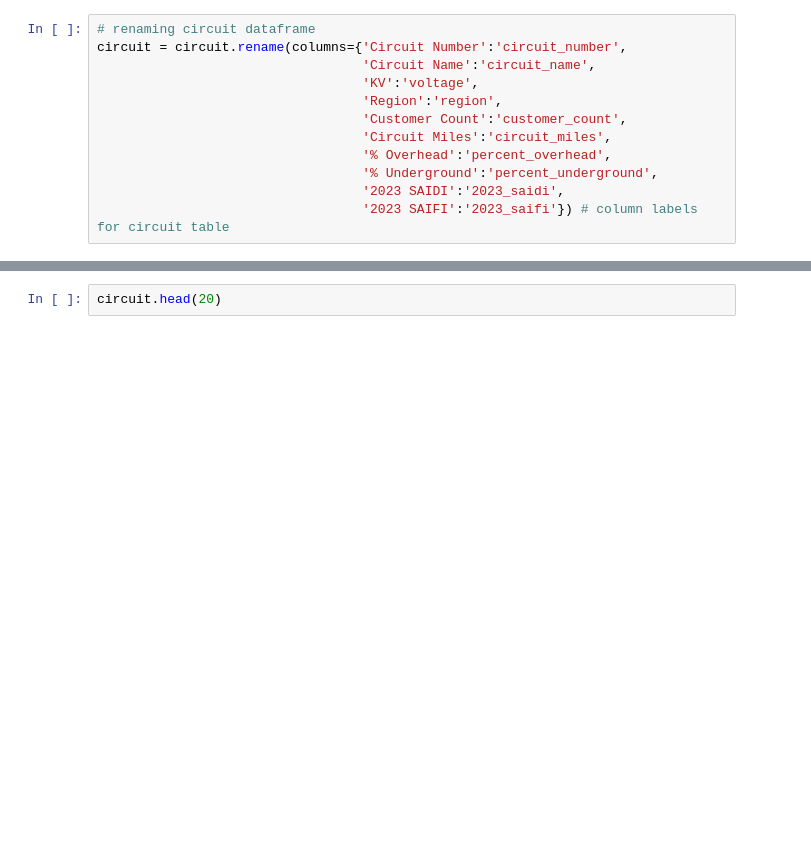
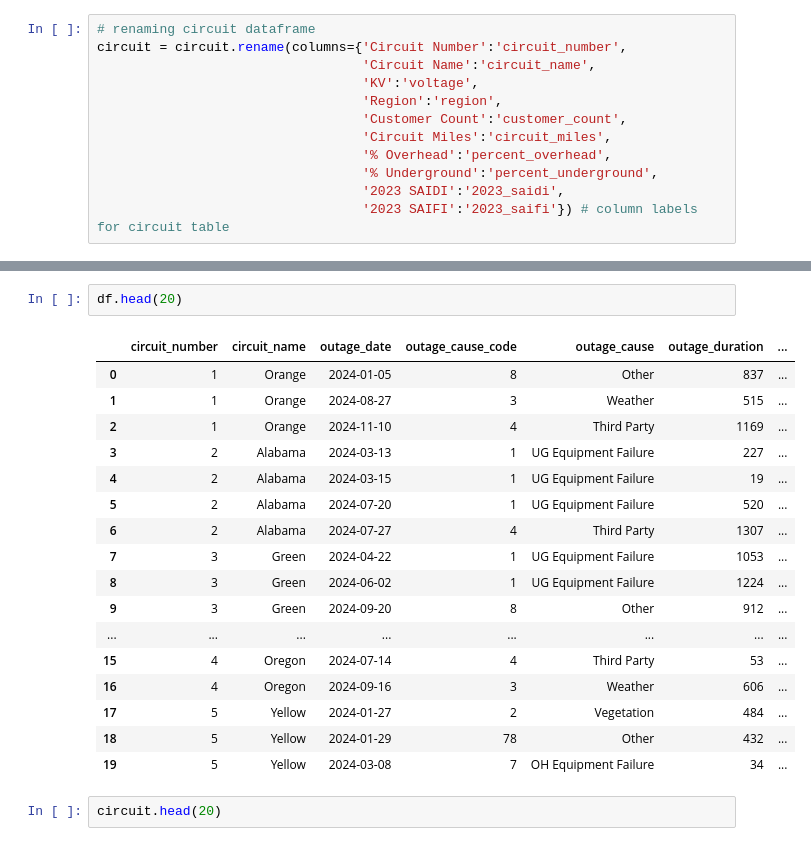
Before and after one commit to GerardoG2/ITC-2025, a Jupyter notebook: circuit-outage-analysis.ipynb, the cells around one changed output, grey strips where cells are left out. Saved outputs shown, nothing was run; the diff lists cells and outputs as text; blank space fills up the shorter version.

```diff
--- a/circuit-outage-analysis.ipynb
+++ b/circuit-outage-analysis.ipynb
@@ -84,6 +82,26 @@ df.head()
 | 2 | 1 | Orange | 2024-11-10 | 4 | Third Party | 1169 | ... |
 | 3 | 2 | Alabama | 2024-03-13 | 1 | UG Equipment Failure | 227 | ... |
 | 4 | 2 | Alabama | 2024-03-15 | 1 | UG Equipment Failure | 19 | ... |
+# %%
+df.head(20)
+# %% [output]
+|  | circuit_number | circuit_name | outage_date | outage_cause_code | outage_cause | outage_duration | ... |
+| 0 | 1 | Orange | 2024-01-05 | 8 | Other | 837 | ... |
+| 1 | 1 | Orange | 2024-08-27 | 3 | Weather | 515 | ... |
+| 2 | 1 | Orange | 2024-11-10 | 4 | Third Party | 1169 | ... |
+| 3 | 2 | Alabama | 2024-03-13 | 1 | UG Equipment Failure | 227 | ... |
+| 4 | 2 | Alabama | 2024-03-15 | 1 | UG Equipment Failure | 19 | ... |
+| 5 | 2 | Alabama | 2024-07-20 | 1 | UG Equipment Failure | 520 | ... |
+| 6 | 2 | Alabama | 2024-07-27 | 4 | Third Party | 1307 | ... |
+| 7 | 3 | Green | 2024-04-22 | 1 | UG Equipment Failure | 1053 | ... |
+| 8 | 3 | Green | 2024-06-02 | 1 | UG Equipment Failure | 1224 | ... |
+| 9 | 3 | Green | 2024-09-20 | 8 | Other | 912 | ... |
+| ... | ... | ... | ... | ... | ... | ... | ... |
+| 15 | 4 | Oregon | 2024-07-14 | 4 | Third Party | 53 | ... |
+| 16 | 4 | Oregon | 2024-09-16 | 3 | Weather | 606 | ... |
+| 17 | 5 | Yellow | 2024-01-27 | 2 | Vegetation | 484 | ... |
+| 18 | 5 | Yellow | 2024-01-29 | 78 | Other | 432 | ... |
+| 19 | 5 | Yellow | 2024-03-08 | 7 | OH Equipment Failure | 34 | ... |
 # %%
 circuit.head(20)
 # %% [output]
```
Also changed, not shown: parts of 3 cells of this notebook.
